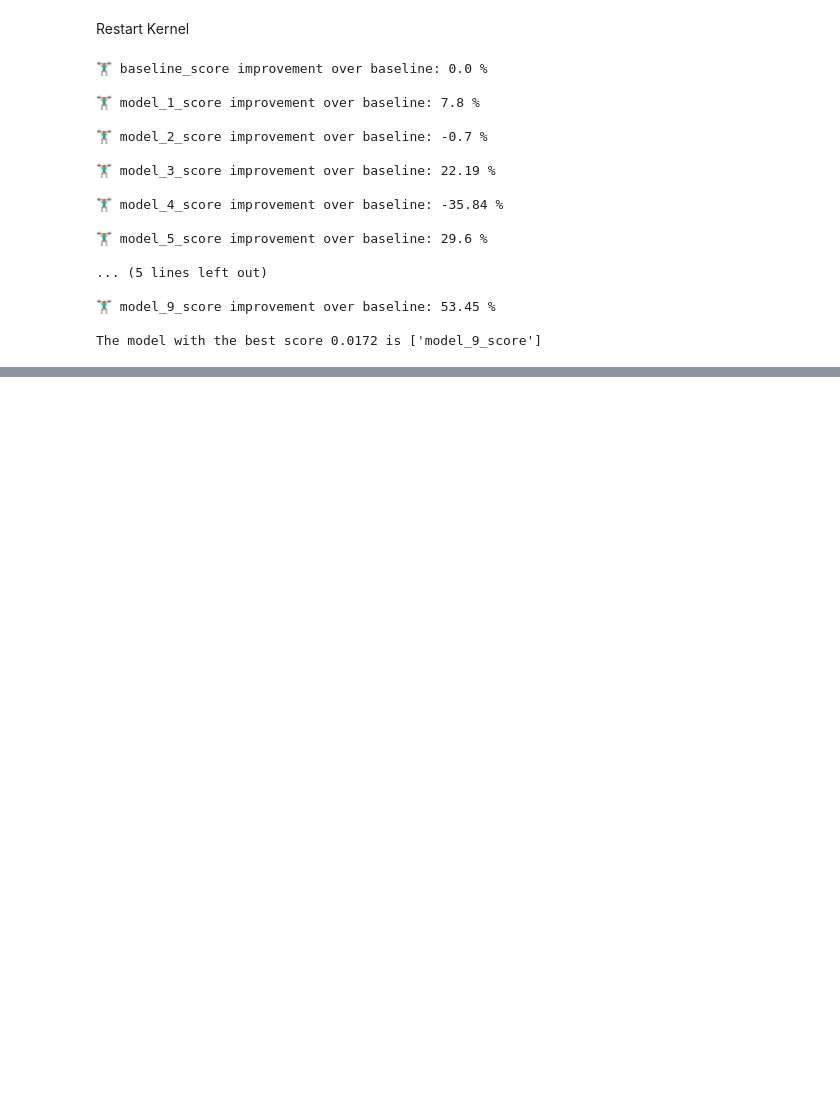
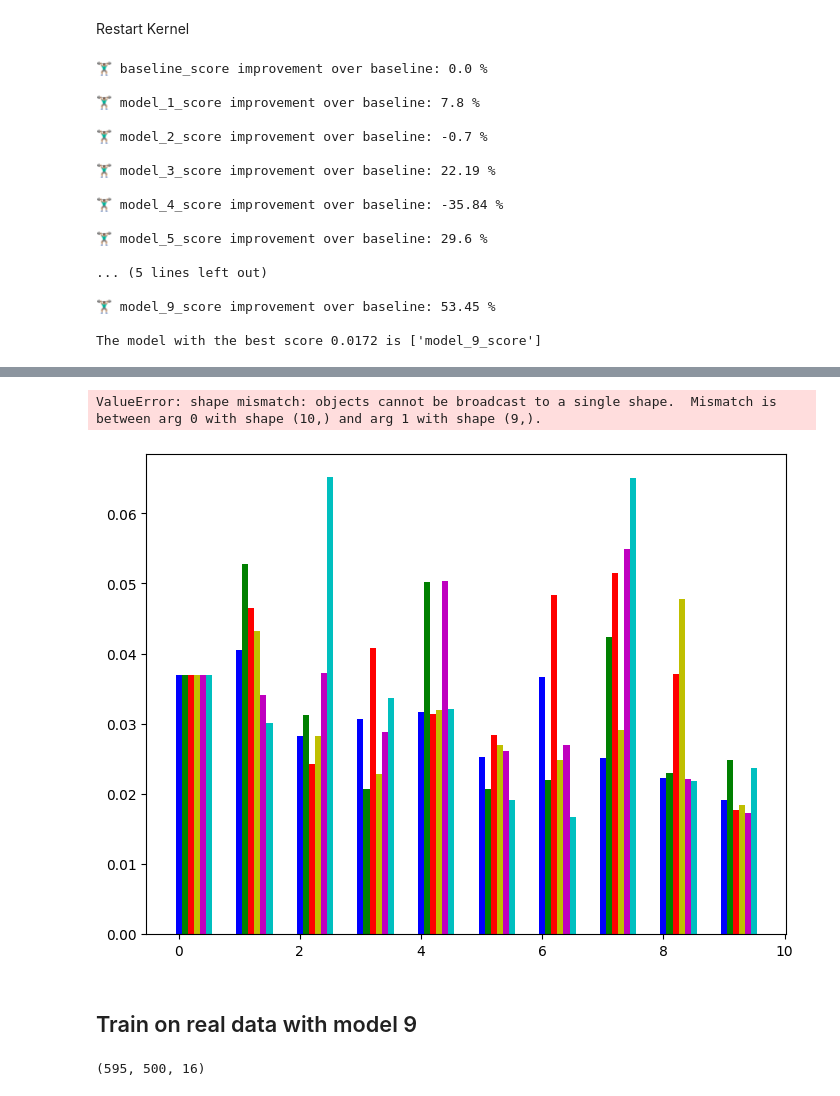
Before and after one commit to mattwagon/oil_production_prediction, a Jupyter notebook: notebooks/eduardo - rnn-model.ipynb, the cells around one changed output, grey strips where cells are left out. Cells and saved outputs as stored; diff of their text form; code cells hidden in the pictures; blank space fills up the shorter version.

Commit message:
Started predicting on real test_set

```diff
--- a/notebooks/eduardo - rnn-model.ipynb
+++ b/notebooks/eduardo - rnn-model.ipynb
@@ -1697,0 +1767,10 @@ The model with the best score 0.0172 is ['model_9_score']
+# %%
+best_models_run_8 = {'baseline_score': 0.03702442720532417,
+ 'model_1_score': 0.021047960966825485,
+ 'model_2_score': 0.025921424850821495,
+ 'model_3_score': 0.03747788816690445,
+ 'model_4_score': 0.031945157796144485,
+ 'model_5_score': 0.029720492660999298,
+ 'model_6_score': 0.04398607090115547,
+ 'model_7_score': 0.06457502394914627,
+ 'model_9_score': 0.02033139392733574}
@@ -1697,0 +1801,33 @@ The model with the best score 0.0172 is ['model_9_score']
+# %%
+keys = best_models_run_1.keys()
+values1 = best_models_run_1.values()
+values2 = best_models_run_2.values()
+#values3 = best_models_run_3.values()
+values4 = best_models_run_4.values()
+values5 = best_models_run_5.values()
+values6 = best_models_run_6.values()
+values7 = best_models_run_7.values()
+values8 = best_models_run_8.values()
+
+fig = plt.figure()
+ax = fig.add_axes([0,0,1,1])
+X = np.arange(len(keys))
+ax.bar(X + 0.00, values1, color = 'b', width = 0.10)
+ax.bar(X + 0.10, values2, color = 'g', width = 0.10)
+ax.bar(X + 0.20, values4, color = 'r', width = 0.10)
+ax.bar(X + 0.30, values5, color = 'y', width = 0.10)
+ax.bar(X + 0.40, values6, color = 'm', width = 0.10)
+ax.bar(X + 0.50, values7, color = 'c', width = 0.10)
+ax.bar(X + 0.60, values8, color = 'k', width = 0.10)
+
+
+
+
+plt.show()
+
+plt.show()
+# %% [output]
+ValueError: shape mismatch: objects cannot be broadcast to a single shape.  Mismatch is between arg 0 with shape (10,) and arg 1 with shape (9,).
+[figure, added]
+# %% [markdown]
+## Train on real data with model 9
@@ -1697,0 +1870,4 @@ The model with the best score 0.0172 is ['model_9_score']
+# %%
+X_test_real.shape
+# %% [output]
+(595, 500, 16)
```
Also changed, not shown: parts of 88 cells of this notebook.
